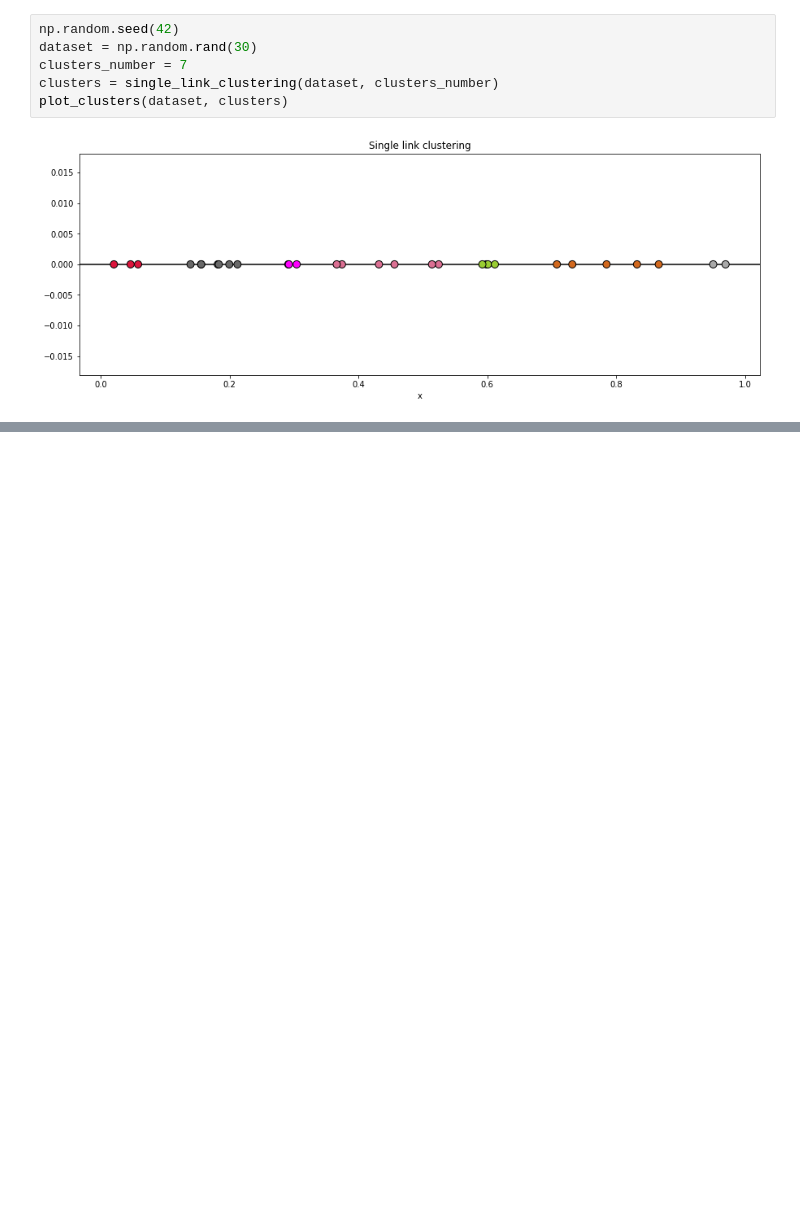
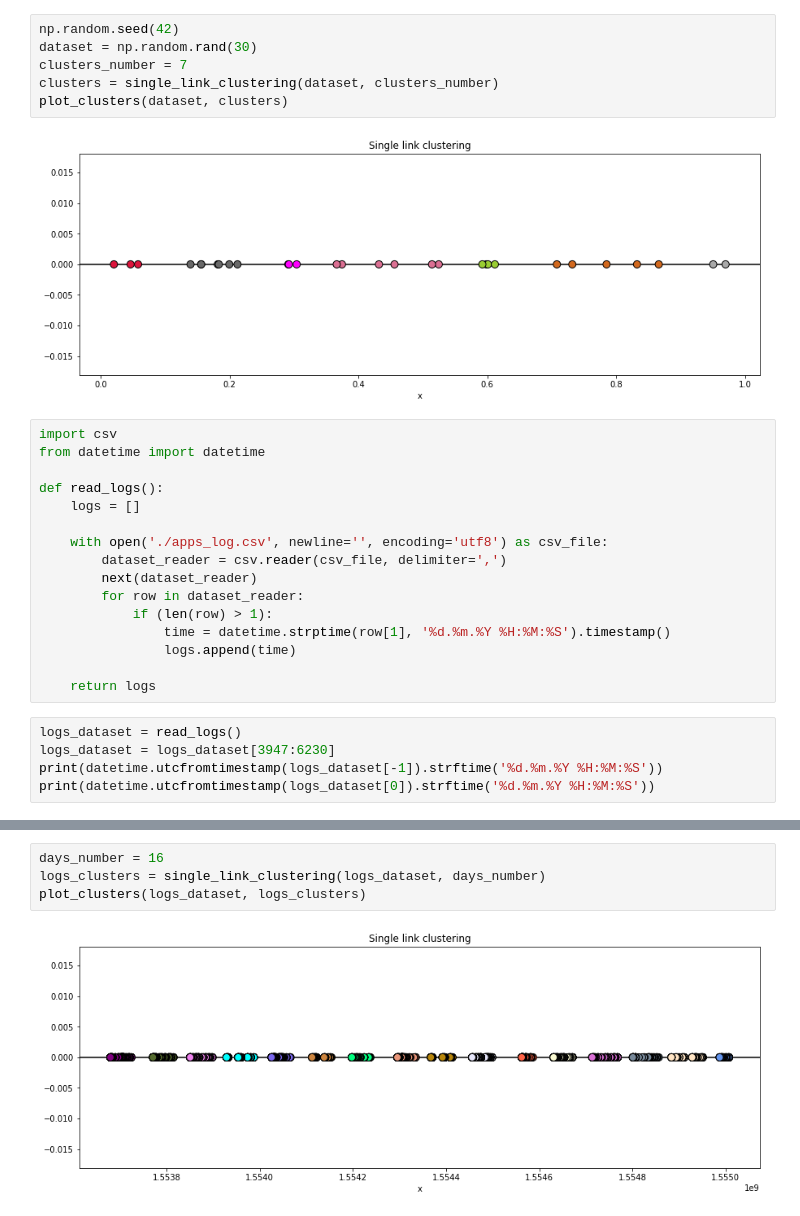
Before and after one commit to VadimFarutin/SPbAU, a Jupyter notebook: ML/vk/single_link_clustering.ipynb, the cells around one changed output, grey strips where cells are left out. Cells and saved outputs as stored; diff of their text form; blank space fills up the shorter version.

```diff
--- a/ML/vk/single_link_clustering.ipynb
+++ b/ML/vk/single_link_clustering.ipynb
@@ -58,3 +58,24 @@ clusters = single_link_clustering(dataset, clusters_number)
 plot_clusters(dataset, clusters)
 # %% [output]
 [figure]
+# %%
+import csv
+from datetime import datetime
+
+def read_logs():
+    logs = []
+
+    with open('./apps_log.csv', newline='', encoding='utf8') as csv_file:
+        dataset_reader = csv.reader(csv_file, delimiter=',')
+        next(dataset_reader)
+        for row in dataset_reader:
+            if (len(row) > 1):
+                time = datetime.strptime(row[1], '%d.%m.%Y %H:%M:%S').timestamp()
+                logs.append(time)
+
+    return logs
+# %%
+logs_dataset = read_logs()
+logs_dataset = logs_dataset[3947:6230]
+print(datetime.utcfromtimestamp(logs_dataset[-1]).strftime('%d.%m.%Y %H:%M:%S'))
+print(datetime.utcfromtimestamp(logs_dataset[0]).strftime('%d.%m.%Y %H:%M:%S'))
@@ -60,0 +85,6 @@ plot_clusters(dataset, clusters)
+# %%
+days_number = 16
+logs_clusters = single_link_clustering(logs_dataset, days_number)
+plot_clusters(logs_dataset, logs_clusters)
+# %% [output]
+[figure, added]
```
Also changed, not shown: parts of 1 cell of this notebook.
